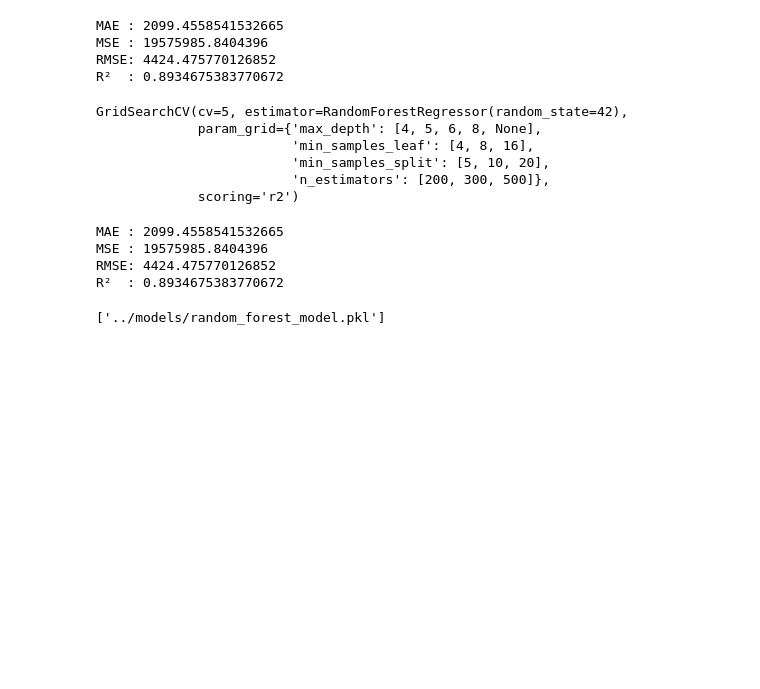
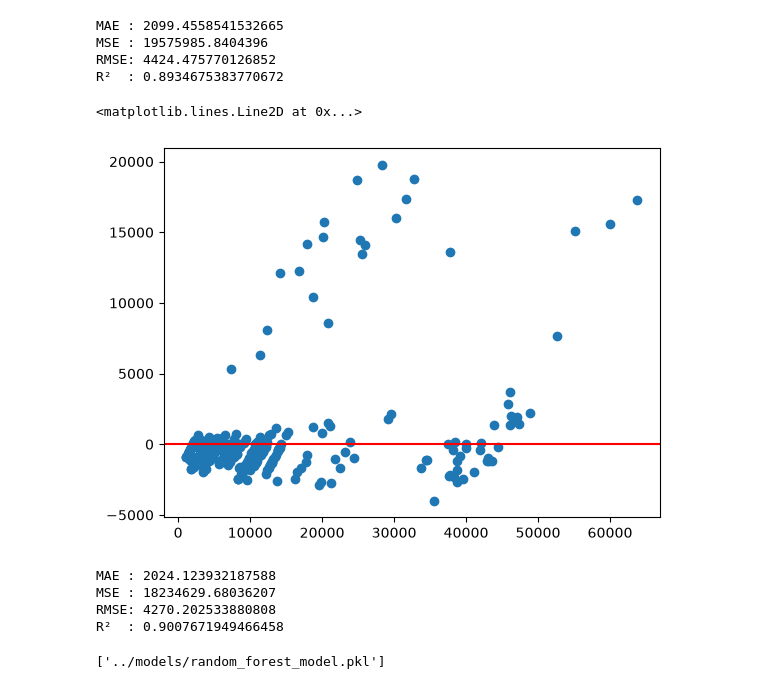
Before and after one commit to wongtaiming/Medical_Insurance_Cost_Prediction_ML, a Jupyter notebook: brian's_testing_dont_use/02_random_forest_model.ipynb, the cells around one changed output. Drawn from its saved outputs; the diff is of its cells as text; code cells hidden in the pictures; blank space fills up the shorter version.

```diff
--- a/brian's_testing_dont_use/02_random_forest_model.ipynb
+++ b/brian's_testing_dont_use/02_random_forest_model.ipynb
@@ -58,45 +58,44 @@ MSE : 19575985.8404396
 RMSE: 4424.475770126852
 R²  : 0.8934675383770672
 # %%
-from sklearn.model_selection import GridSearchCV
+# from sklearn.model_selection import GridSearchCV
 
-param_grid = {
-    "n_estimators": [200, 300, 500],
-    "max_depth": [4, 5, 6, 8, None],
-    "min_samples_split": [5, 10, 20,],
-    "min_samples_leaf": [4, 8, 16],
-}
+# param_grid = {
+#     "n_estimators": [200, 300, 500],
+#     "max_depth": [4, 5, 6, 8, None],
+#     "min_samples_split": [5, 10, 20,],
+#     "min_samples_leaf": [4, 8, 16],
+# }
 
-grid_search = GridSearchCV(
-    RandomForestRegressor(random_state=42),
-    param_grid,
-    cv=5,
-    scoring="r2"
-)
+# grid_search = GridSearchCV(
+#     RandomForestRegressor(random_state=42),
+#     param_grid,
+#     cv=5,
+#     scoring="r2"
+# )
 
-grid_search.fit(X_train, y_train)
+# grid_search.fit(X_train, y_train)
-# %% [output]
-GridSearchCV(cv=5, estimator=RandomForestRegressor(random_state=42),
-             param_grid={'max_depth': [4, 5, 6, 8, None],
-                         'min_samples_leaf': [4, 8, 16],
-                         'min_samples_split': [5, 10, 20],
-                         'n_estimators': [200, 300, 500]},
-             scoring='r2')
 # %%
 best_model = RandomForestRegressor(
     n_estimators=200,
     max_depth=4,
     min_samples_split=20,
     min_samples_leaf=8,
     random_state=42
 )
 
 best_model.fit(X_train, y_train)
 
-y_pred_log = model.predict(X_test)
-y_pred = np.expm1(y_pred_log)
+y_pred_log = best_model.predict(X_test)
+y_pred = np.expm1(y_pred_log)          # <- make sure this line exists
+y_test_actual = np.expm1(y_test)
 
-y_test_actual = np.expm1(y_test)
+residuals = y_test_actual - y_pred      # <- both sides must be in dollars
+plt.scatter(y_test_actual, residuals)
+plt.axhline(0, color='red')
+# %% [output]
+<matplotlib.lines.Line2D at 0x...>
+[figure, added]
 # %%
 mae = mean_absolute_error(y_test_actual, y_pred)
 mse = mean_squared_error(y_test_actual, y_pred)
@@ -108,10 +107,10 @@ print("MSE :", mse)
 print("RMSE:", rmse)
 print("R²  :", r2)
 # %% [output]
-MAE : 2099.4558541532665
-MSE : 19575985.8404396
-RMSE: 4424.475770126852
-R²  : 0.8934675383770672
+MAE : 2024.123932187588
+MSE : 18234629.68036207
+RMSE: 4270.202533880808
+R²  : 0.9007671949466458
 # %%
 import joblib
 
```
Also changed, not shown: parts of 1 cell of this notebook.
